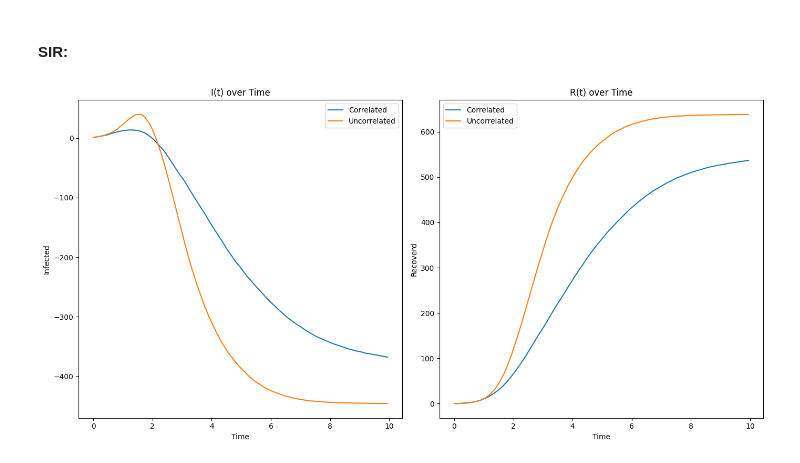
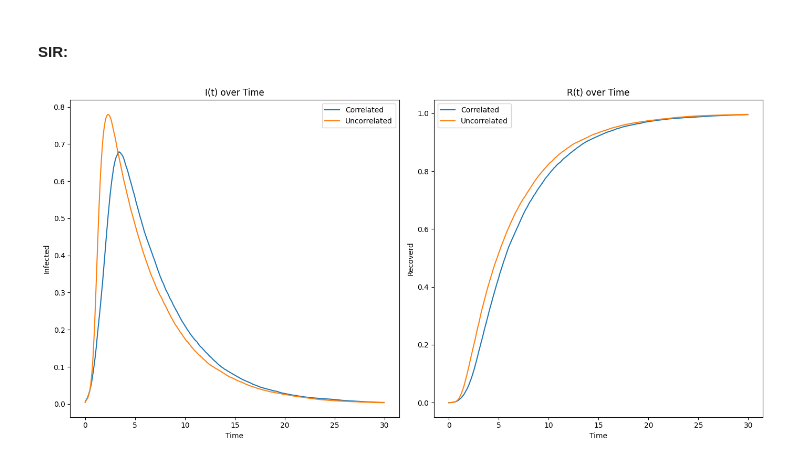
Before and after one commit to narges8k/Network-Science-Project, a Jupyter notebook: EpidemicSpreadingInGroup-StructuredPopulations/model.ipynb, the cells around one changed output. Drawn from its saved outputs; the diff is of its cells as text; code cells hidden in the pictures.

```diff
--- a/EpidemicSpreadingInGroup-StructuredPopulations/model.ipynb
+++ b/EpidemicSpreadingInGroup-StructuredPopulations/model.ipynb
@@ -118,7 +118,7 @@ color_mapping = {1: 'pink', 2: 'green', 3: 'skyblue', 4: 'orange'}
 shape_mapping = {1: 'o', 2: '^', 3: 's', 4: 'd'}  # Circle, Triangle, Square, diamond
 
 # adding the attributes of the second layer to G1 for plotting.
-communities_layer2 = list(nx.get_node_attributes(G2, 'community').values())  # Extract unique community IDs
+communities_layer2 = list(nx.get_node_attributes(G3, 'community').values())  # Extract unique community IDs
 for i in range(N):
     G1.nodes[i]['community_layer2'] = communities_layer2[i]
 
@@ -133,7 +133,7 @@ for node, data in G1.nodes(data=True):
 nx.draw_networkx_edges(G1, pos, edge_color='red', style='dashed', width=0.5, alpha =0.7, label = "layer=1")
 
 # # Optionally, plot edges for G2 if needed
-nx.draw_networkx_edges(G2, pos, edge_color='gray', style='solid', width =0.5, alpha = 0.9, label = "Layer=2")
+nx.draw_networkx_edges(G3, pos, edge_color='gray', style='solid', width =0.5, alpha = 0.9, label = "Layer=2")
 plt.title("Network Graph by Community")
 plt.legend(loc = "lower left")
 plt.axis('off')  # Turn off the axis
@@ -207,7 +216,7 @@ def SIR_model(G, beta, gamma, initial_infecteds=None, t_max=float('inf')):
     return t, S, I, R
 # %%
 
-def run_sir_simulations(G, beta, gamma, num_simulations, bin_size=0.05, t_max=10.0):
+def run_sir_simulations(G, beta, gamma, num_simulations, bin_size=0.05, t_max=30.0):
     t_bins = np.arange(0, t_max, bin_size)
     S_averages = np.zeros_like(t_bins)
     I_averages = np.zeros_like(t_bins)
@@ -239,31 +248,31 @@ G_integrated_NMI0 = integrate_layers(G1_NMI1, G2_NMI0)
 num_simulations = 100  # Adjust this number for your actual simulations
 t_max = 100.0  # Define how long the simulation should run
 bin_size = 0.05
-
+r=0.2
 t_bins, S_averages_nmi1, I_averages_nmi1, R_averages_nmi1, surviving_runs = run_sir_simulations(G_integrated_NMI1, beta, r, num_simulations, bin_size)
 
 t_bins, S_averages_nmi0, I_averages_nmi0, R_averages_nmi0, surviving_runs = run_sir_simulations(G_integrated_NMI0, beta, r, num_simulations, bin_size)
 # %%
 # Plotting the results
 plt.figure(figsize=(14, 7))
 plt.subplot(1, 2, 1)
-plt.plot(t_bins, I_averages_nmi1, label='Correlated')
-plt.plot(t_bins, I_averages_nmi0, label='Uncorrelated')
+plt.plot(t_bins, I_averages_nmi1/N, label='Correlated')
+plt.plot(t_bins, I_averages_nmi0/N, label='Uncorrelated')
 plt.xlabel('Time')
 plt.ylabel('Infected')
 plt.title('I(t) over Time')
 plt.legend()
 
 plt.subplot(1, 2, 2)
-plt.plot(t_bins, R_averages_nmi1, label='Correlated')
-plt.plot(t_bins, R_averages_nmi0, label='Uncorrelated')
+plt.plot(t_bins, R_averages_nmi1/N, label='Correlated')
+plt.plot(t_bins, R_averages_nmi0/N, label='Uncorrelated')
 
 plt.xlabel('Time')
 plt.ylabel('Recoverd')
 plt.title('R(t) over Time')
 plt.legend()
 
 plt.tight_layout()
 plt.show()
 # %% [output]
-[figure, old version]
+[figure, new version]
```
Also changed, not shown: parts of 3 cells of this notebook.
